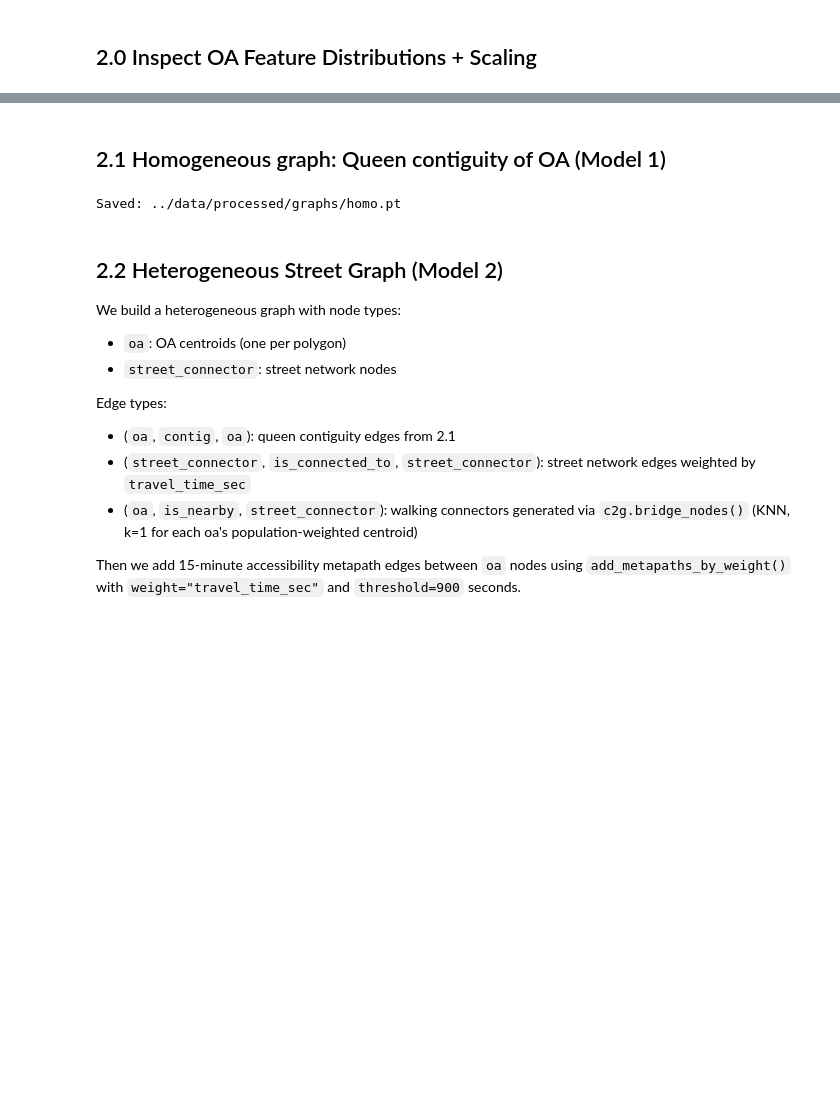
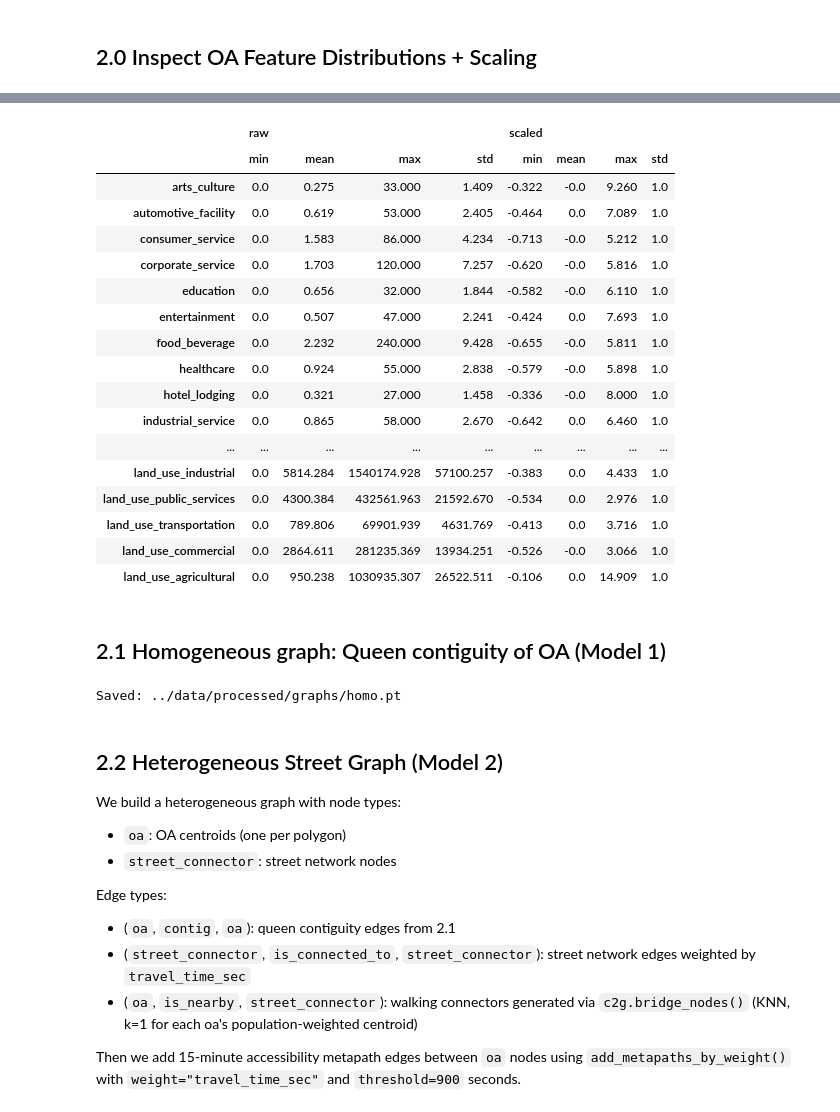
Before and after one commit to c2g-dev/city2graph-case-study, a Jupyter notebook: notebooks/02_graph_construction.ipynb, the cells around one changed output, grey strips where cells are left out. Cells and saved outputs as stored; diff of their text form; code cells hidden in the pictures; blank space fills up the shorter version.

```diff
--- a/notebooks/02_graph_construction.ipynb
+++ b/notebooks/02_graph_construction.ipynb
@@ -209,3 +243,31 @@ plt.show()
+# %%
+combined_stats = pd.concat(
+    {
+        "raw": dist[["min", "mean", "max", "std"]],
+        "scaled": scaled_dist[["min", "mean", "max", "std"]],
+    },
+    axis=1,
+)
+display(combined_stats.round(2))
+# %% [output]
+|  | raw |  |  |  | scaled |  |  |  |
+|  | min | mean | max | std | min | mean | max | std |
+| arts_culture | 0.0 | 0.275 | 33.000 | 1.409 | -0.322 | -0.0 | 9.260 | 1.0 |
+| automotive_facility | 0.0 | 0.619 | 53.000 | 2.405 | -0.464 | 0.0 | 7.089 | 1.0 |
+| consumer_service | 0.0 | 1.583 | 86.000 | 4.234 | -0.713 | -0.0 | 5.212 | 1.0 |
+| corporate_service | 0.0 | 1.703 | 120.000 | 7.257 | -0.620 | -0.0 | 5.816 | 1.0 |
+| education | 0.0 | 0.656 | 32.000 | 1.844 | -0.582 | -0.0 | 6.110 | 1.0 |
+| entertainment | 0.0 | 0.507 | 47.000 | 2.241 | -0.424 | 0.0 | 7.693 | 1.0 |
+| food_beverage | 0.0 | 2.232 | 240.000 | 9.428 | -0.655 | -0.0 | 5.811 | 1.0 |
+| healthcare | 0.0 | 0.924 | 55.000 | 2.838 | -0.579 | -0.0 | 5.898 | 1.0 |
+| hotel_lodging | 0.0 | 0.321 | 27.000 | 1.458 | -0.336 | -0.0 | 8.000 | 1.0 |
+| industrial_service | 0.0 | 0.865 | 58.000 | 2.670 | -0.642 | 0.0 | 6.460 | 1.0 |
+| ... | ... | ... | ... | ... | ... | ... | ... | ... |
+| land_use_industrial | 0.0 | 5814.284 | 1540174.928 | 57100.257 | -0.383 | 0.0 | 4.433 | 1.0 |
+| land_use_public_services | 0.0 | 4300.384 | 432561.963 | 21592.670 | -0.534 | 0.0 | 2.976 | 1.0 |
+| land_use_transportation | 0.0 | 789.806 | 69901.939 | 4631.769 | -0.413 | 0.0 | 3.716 | 1.0 |
+| land_use_commercial | 0.0 | 2864.611 | 281235.369 | 13934.251 | -0.526 | -0.0 | 3.066 | 1.0 |
+| land_use_agricultural | 0.0 | 950.238 | 1030935.307 | 26522.511 | -0.106 | 0.0 | 14.909 | 1.0 |
 # %% [markdown]
 ##  2.1 Homogeneous graph: Queen contiguity of OA (Model 1)
 # %%
```
Also changed, not shown: parts of 3 cells of this notebook, 16 other files.
